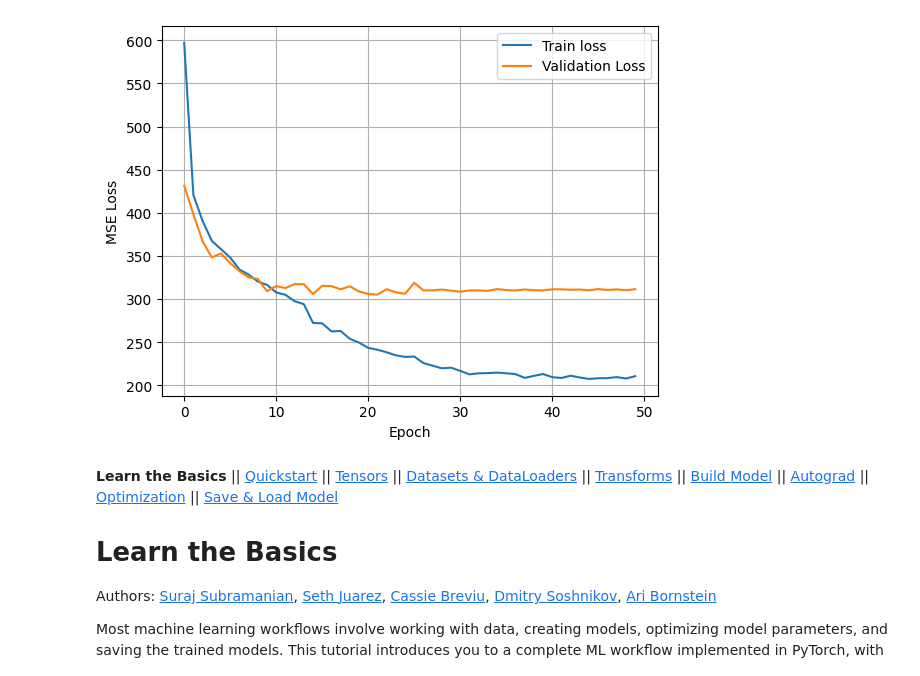
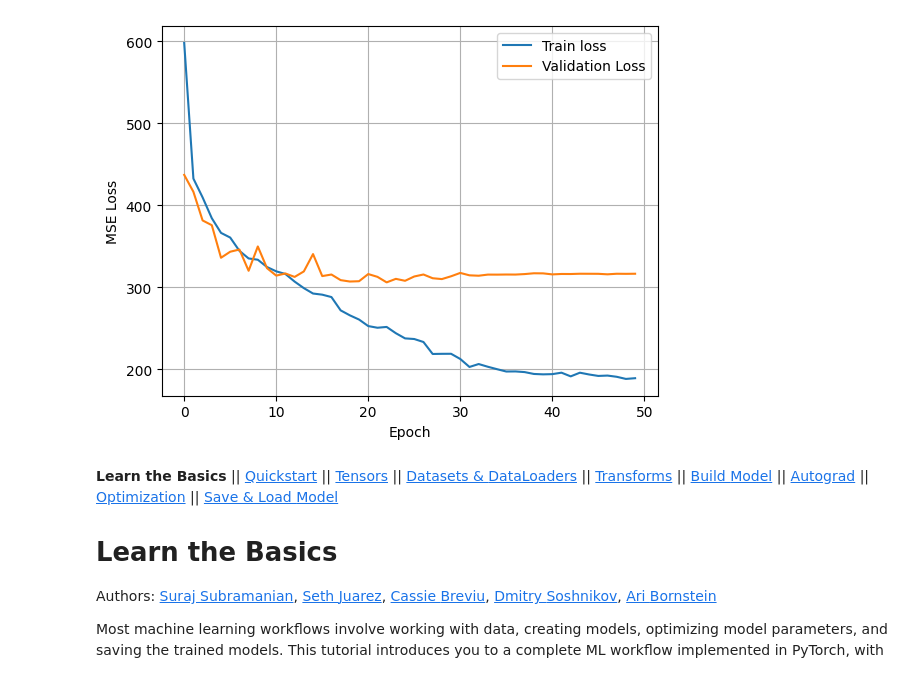
Before and after one commit to jjo0914/BrainCompetition, a Jupyter notebook: _downloads/070179efc13bd796c5dd4af7bf52d5b9/intro.ipynb, the cells around one changed output. Cells and saved outputs as stored; diff of their text form; code cells hidden in the pictures.

```diff
--- a/_downloads/070179efc13bd796c5dd4af7bf52d5b9/intro.ipynb
+++ b/_downloads/070179efc13bd796c5dd4af7bf52d5b9/intro.ipynb
@@ -117,6 +117,7 @@ class SignalCNN(nn.Module): # 예시로 nn.Module,parameters() 가있는데 이
     self.bn4=nn.BatchNorm1d(128)
     self.relu4=nn.ReLU()
     self.pool4=nn.MaxPool1d(kernel_size=2,stride=2) #
+    self.drop4=  nn.Dropout1d(0.15)
 
 
     #self.conv5=nn.Conv1d(128,256,kernel_size=3,padding=1)
@@ -160,7 +161,7 @@ class SignalCNN(nn.Module): # 예시로 nn.Module,parameters() 가있는데 이
     x = self.bn4(x)
     x = self.relu4(x)
     x = self.pool4(x)
-    #x = self.drop4(x)
+    x = self.drop4(x)
 
     #x = self.conv5(x)
     #x = self.bn5(x)
@@ -195,7 +196,7 @@ epochs=50 # 전체데이터를 50번 학습하겠다
 train_loss_list=[]  # loss를 저장하는이유?
 val_loss_list=[] #
 # 임계점
-save_threshold=306
+save_threshold=312
 best_threshold=float("inf")
 for epoch in range(epochs):
   model.train() # nn,Module 의 함수.. .parameters() .eval(), .to()  .state_dict()
@@ -284,4 +285,4 @@ Epoch [50/50] Train Loss: 210.6061 / Val Loss: 311.5033
-[figure, old version]
+[figure, new version]
 # %% [markdown]
 **Learn the Basics** \|\| [Quickstart](quickstart_tutorial.html) \|\|
 [Tensors](tensorqs_tutorial.html) \|\| [Datasets &
```
Also changed, not shown: parts of 1 cell of this notebook.
